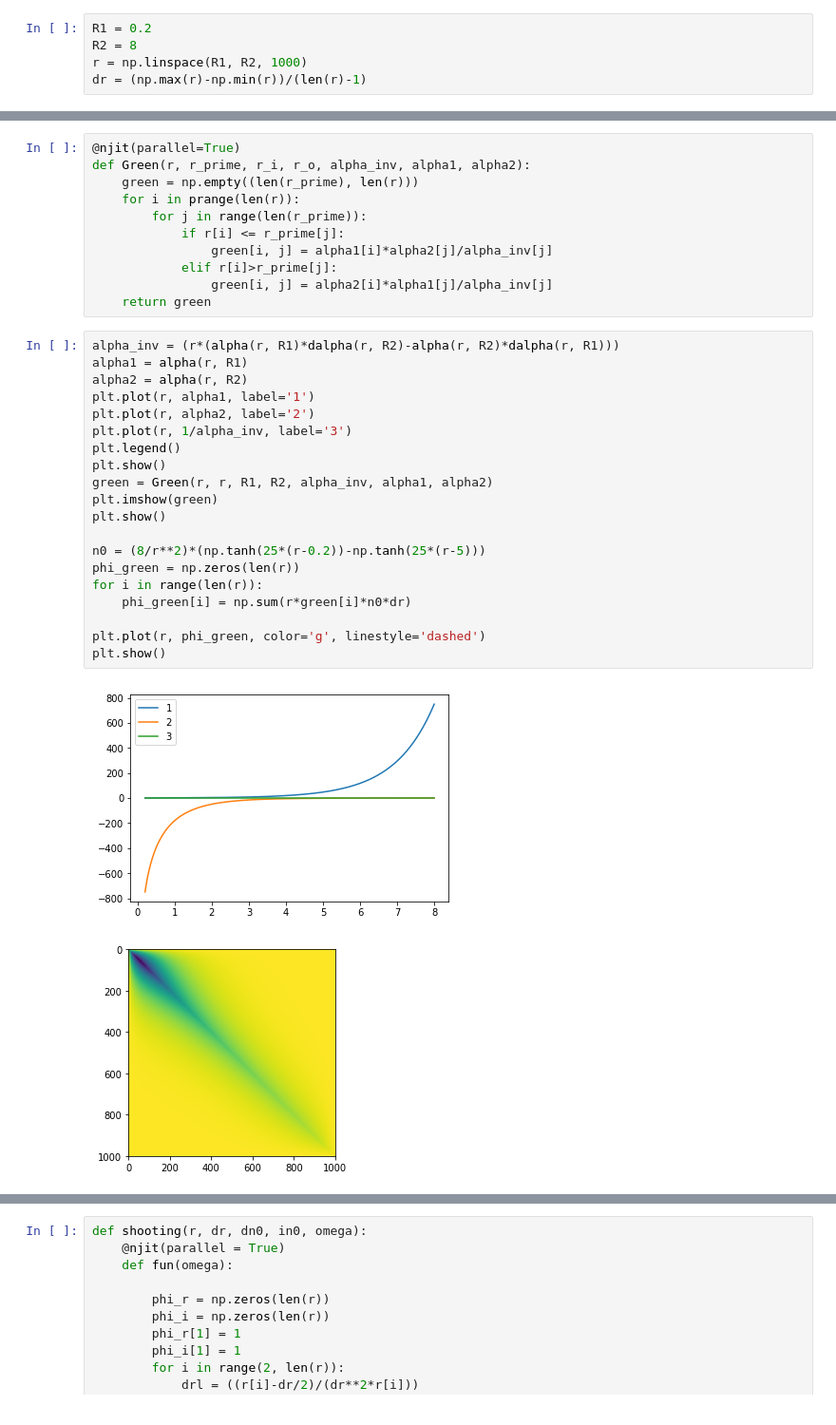
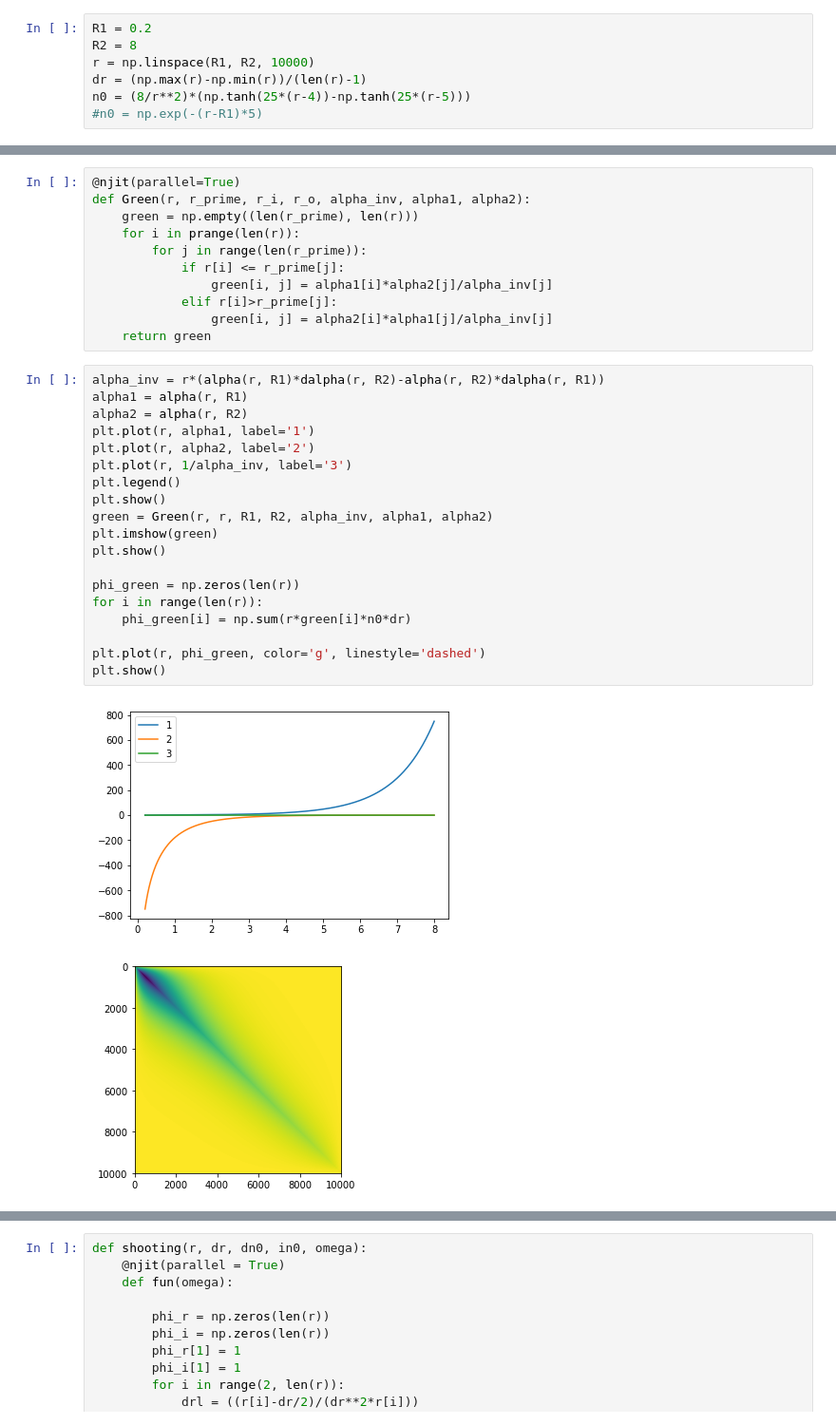
Before and after one commit to PatrickStbr/ZPinchDioctron, a Jupyter notebook: eigenvalue.ipynb, the cells around one changed output, grey strips where cells are left out. Shown: that part at 95% size. Cells and saved outputs as stored; diff of their text form.

```diff
--- a/eigenvalue.ipynb
+++ b/eigenvalue.ipynb
@@ -9,8 +9,10 @@ from scipy.special import iv, kv
 # %%
 R1 = 0.2
 R2 = 8
-r = np.linspace(R1, R2, 1000)
+r = np.linspace(R1, R2, 10000)
 dr = (np.max(r)-np.min(r))/(len(r)-1)
+n0 = (8/r**2)*(np.tanh(25*(r-4))-np.tanh(25*(r-5)))
+#n0 = np.exp(-(r-R1)*5)
 # %%
 #Poisson Solver
 @njit(parallel=True)
@@ -77,25 +79,24 @@ def Green(r, r_prime, r_i, r_o, alpha_inv, alpha1, alpha2):
                 green[i, j] = alpha2[i]*alpha1[j]/alpha_inv[j]
     return green
 # %%
-alpha_inv = (r*(alpha(r, R1)*dalpha(r, R2)-alpha(r, R2)*dalpha(r, R1)))
+alpha_inv = r*(alpha(r, R1)*dalpha(r, R2)-alpha(r, R2)*dalpha(r, R1))
 alpha1 = alpha(r, R1)
 alpha2 = alpha(r, R2)
 plt.plot(r, alpha1, label='1')
 plt.plot(r, alpha2, label='2')
 plt.plot(r, 1/alpha_inv, label='3')
 plt.legend()
 plt.show()
 green = Green(r, r, R1, R2, alpha_inv, alpha1, alpha2)
 plt.imshow(green)
 plt.show()
 
-n0 = (8/r**2)*(np.tanh(25*(r-0.2))-np.tanh(25*(r-5)))
 phi_green = np.zeros(len(r))
 for i in range(len(r)):
     phi_green[i] = np.sum(r*green[i]*n0*dr)
 
 plt.plot(r, phi_green, color='g', linestyle='dashed')
 plt.show()
 # %% [output]
 [figure]
-[figure, old version]
+[figure, new version]
```
Also changed, not shown: parts of 8 cells of this notebook.
